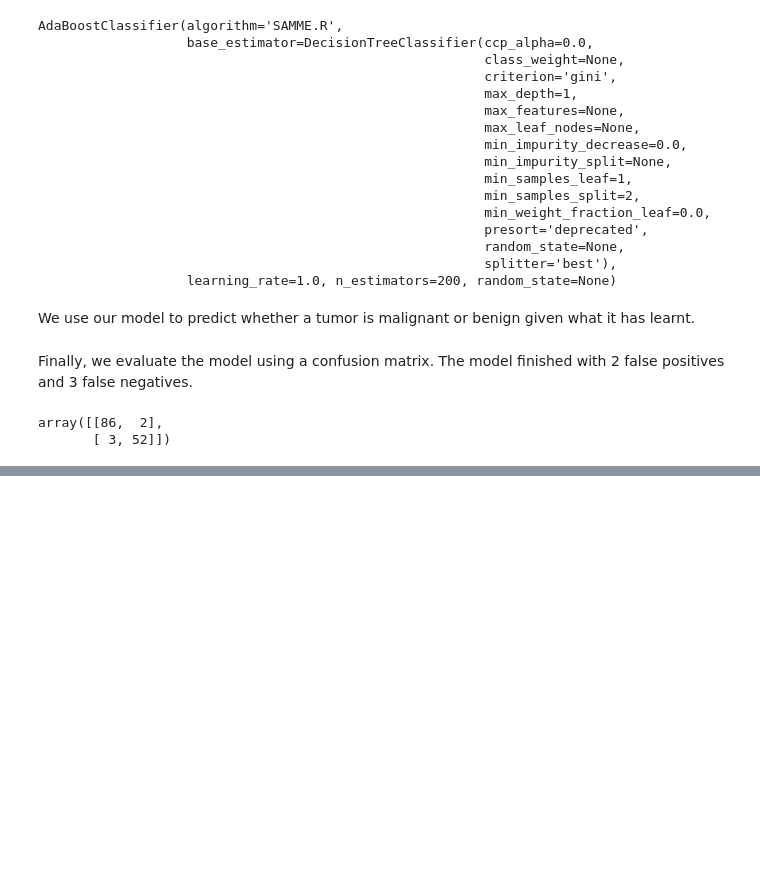
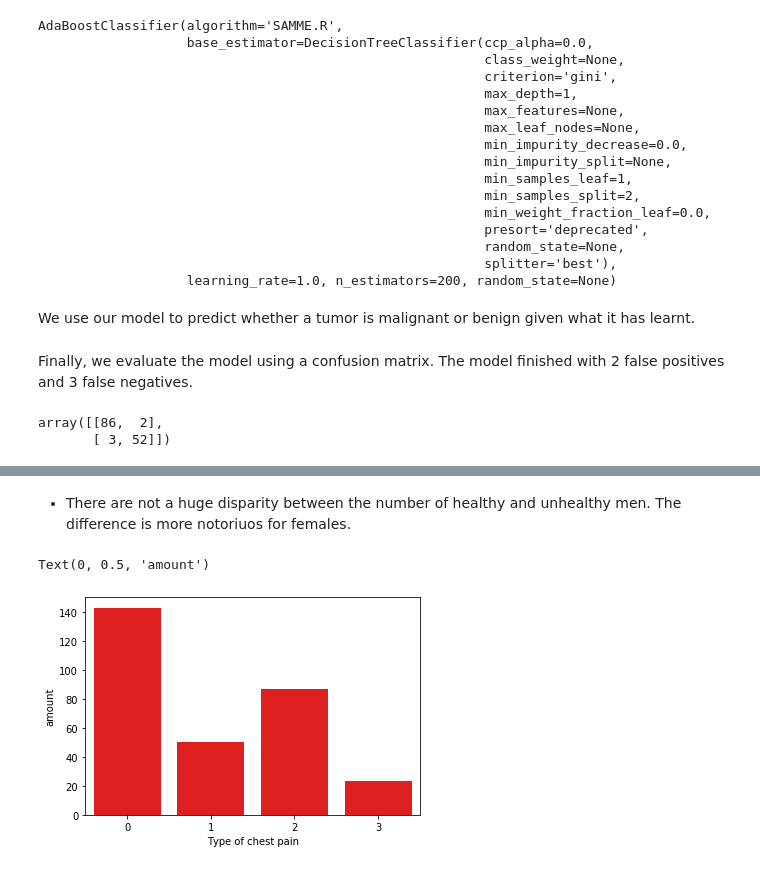
Before and after one commit to valentin721/MachineLearningClasificadores, a Jupyter notebook: Adaboost.ipynb, the cells around one changed output, grey strips where cells are left out. Saved outputs shown, nothing was run; the diff lists cells and outputs as text; code cells hidden in the pictures; blank space fills up the shorter version.

```diff
--- a/Adaboost.ipynb
+++ b/Adaboost.ipynb
@@ -64,0 +177,9 @@ array([[86,  2],
+# %% [markdown]
+- There are not a huge disparity between the number of healthy and unhealthy men. The difference is more notoriuos for females.
+# %%
+cp_graph = sns.countplot(df["cp"], color="red")
+cp_graph.set_xlabel("Type of chest pain")
+cp_graph.set_ylabel("amount")
+# %% [output]
+Text(0, 0.5, 'amount')
+[figure, added]
```
Also changed, not shown: parts of 28 cells of this notebook.
